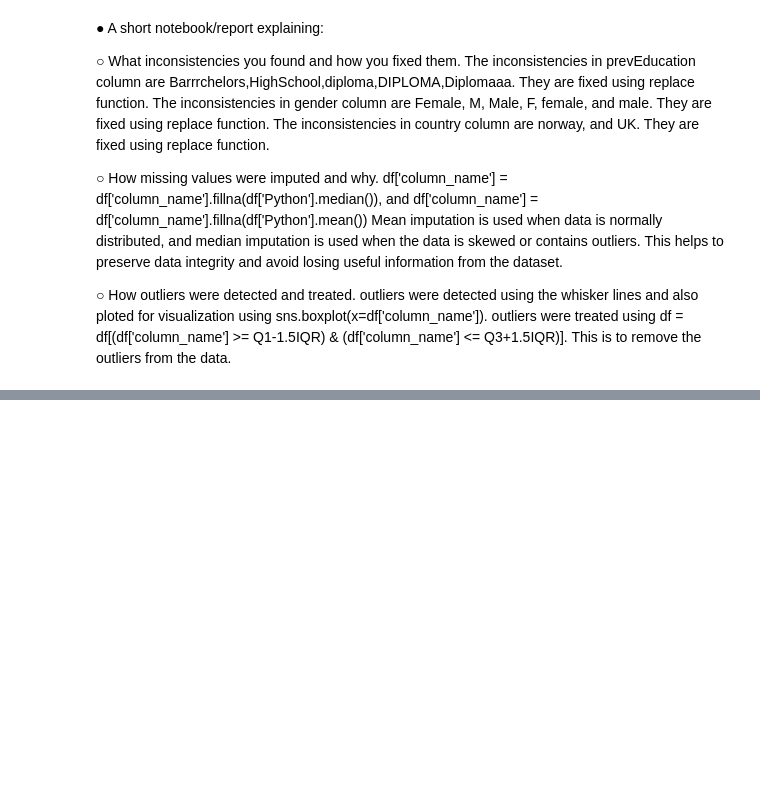
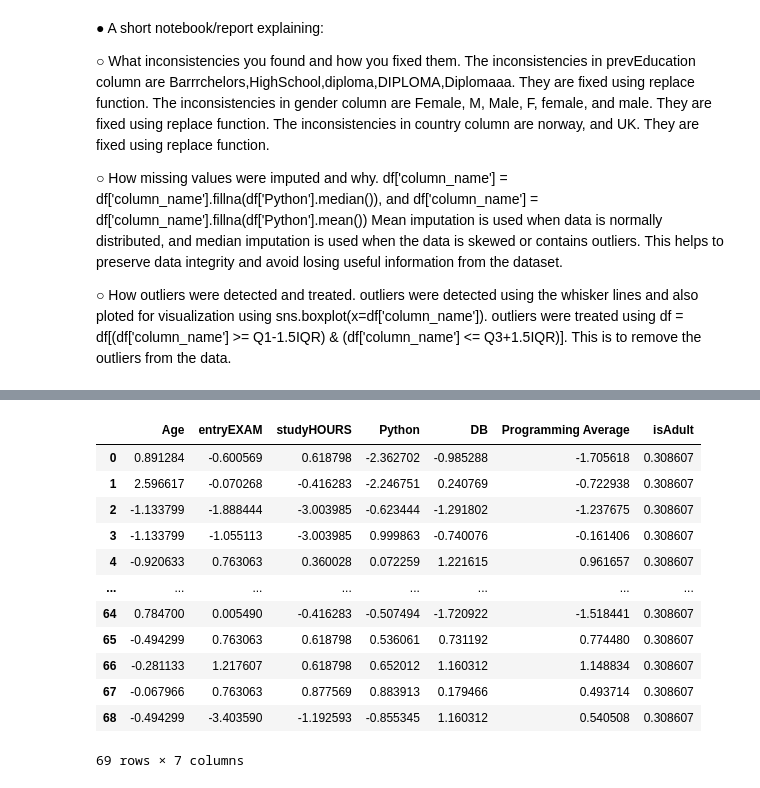
Before and after one commit to M-M-Ammar/Data-Preprocessing, a Jupyter notebook: Data_preprocessing_training.ipynb, the cells around one changed output, grey strips where cells are left out. Cells and saved outputs as stored; diff of their text form; code cells hidden in the pictures; blank space fills up the shorter version.

```diff
--- a/Data_preprocessing_training.ipynb
+++ b/Data_preprocessing_training.ipynb
@@ -256,0 +303,22 @@ outliers were treated using df = df[(df['column_name'] >= Q1-1.5IQR) & (df['colu
+# %%
+scaler = StandardScaler()
+# %%
+scaled_data = scaler.fit_transform(numeric_columns)
+# %%
+scaled_df = pd.DataFrame(scaled_data, columns=numeric_columns.columns)
+# %%
+scaled_df
+# %% [output]
+|  | Age | entryEXAM | studyHOURS | Python | DB | Programming Average | isAdult |
+| 0 | 0.891284 | -0.600569 | 0.618798 | -2.362702 | -0.985288 | -1.705618 | 0.308607 |
+| 1 | 2.596617 | -0.070268 | -0.416283 | -2.246751 | 0.240769 | -0.722938 | 0.308607 |
+| 2 | -1.133799 | -1.888444 | -3.003985 | -0.623444 | -1.291802 | -1.237675 | 0.308607 |
+| 3 | -1.133799 | -1.055113 | -3.003985 | 0.999863 | -0.740076 | -0.161406 | 0.308607 |
+| 4 | -0.920633 | 0.763063 | 0.360028 | 0.072259 | 1.221615 | 0.961657 | 0.308607 |
+| ... | ... | ... | ... | ... | ... | ... | ... |
+| 64 | 0.784700 | 0.005490 | -0.416283 | -0.507494 | -1.720922 | -1.518441 | 0.308607 |
+| 65 | -0.494299 | 0.763063 | 0.618798 | 0.536061 | 0.731192 | 0.774480 | 0.308607 |
+| 66 | -0.281133 | 1.217607 | 0.618798 | 0.652012 | 1.160312 | 1.148834 | 0.308607 |
+| 67 | -0.067966 | 0.763063 | 0.877569 | 0.883913 | 0.179466 | 0.493714 | 0.308607 |
+| 68 | -0.494299 | -3.403590 | -1.192593 | -0.855345 | 1.160312 | 0.540508 | 0.308607 |
+69 rows × 7 columns
```
Also changed, not shown: parts of 25 cells of this notebook.
